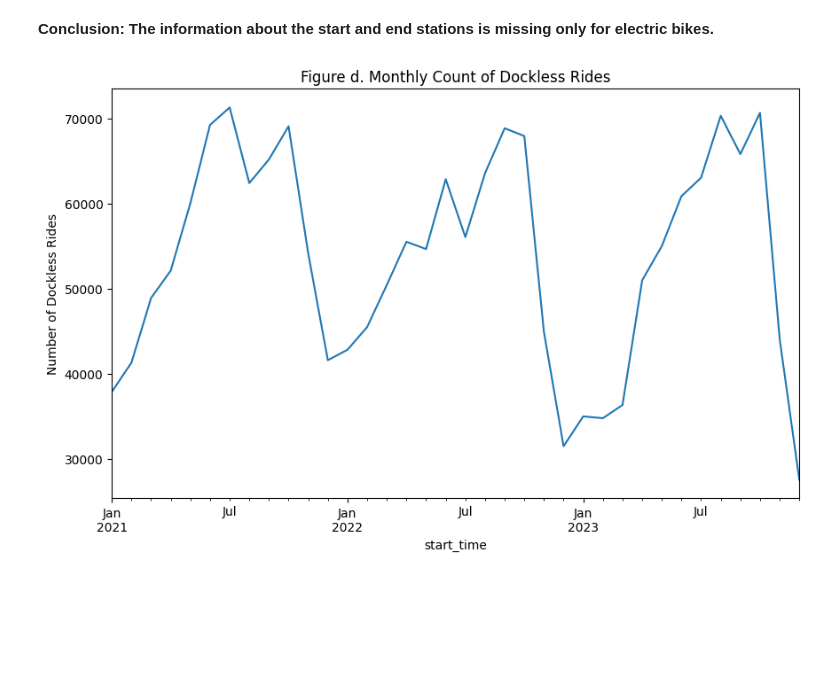
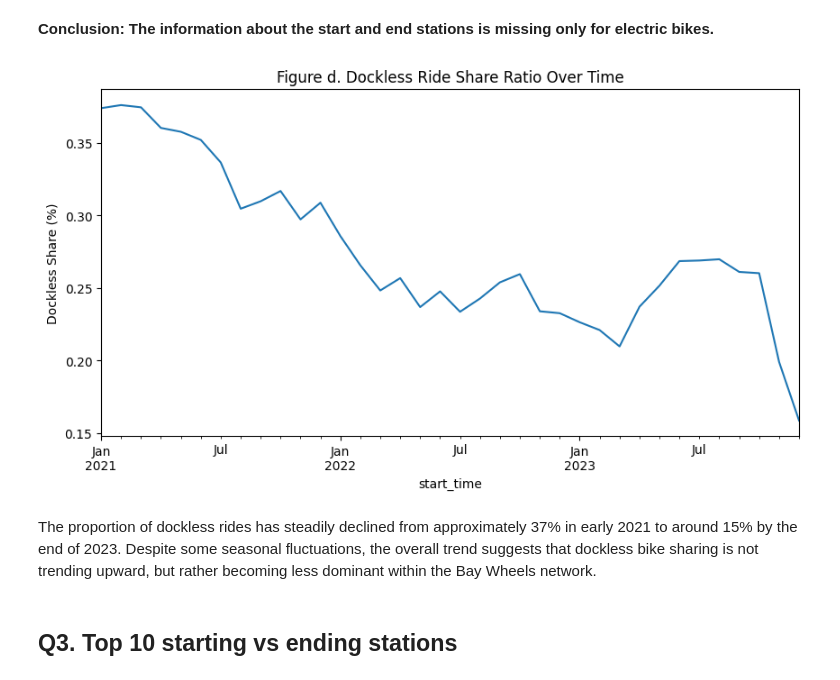
Before and after one commit to Fiona666-code/DataSci_Course, a Jupyter notebook: Day 5/[DATA-05E] Example - Bay Wheels operations data.ipynb, the cells around one changed output. Drawn from its saved outputs; the diff is of its cells as text; code cells hidden in the pictures; blank space fills up the shorter version.

```diff
--- a/Day 5/[DATA-05E] Example - Bay Wheels operations data.ipynb
+++ b/Day 5/[DATA-05E] Example - Bay Wheels operations data.ipynb
@@ -428,9 +428,17 @@ Name: count, dtype: int64
 **Conclusion: The information about the start and end stations is missing only for electric bikes.**
 # %%
 rides['dockless'] = rides['start_station_id'].isna() | rides['end_station_id'].isna()
+rides['start_time'] = pd.to_datetime(rides['start_time'])
 # %%
-dockless_trend = rides.set_index('start_time').resample('ME')['dockless'].sum()
+monthly_stats = rides.set_index('start_time').resample('ME').agg({'dockless': 'sum','bike_type': 'count'})
+monthly_stats['dockless_ratio'] = monthly_stats['dockless'] / monthly_stats['bike_type']
 # %%
-dockless_trend.plot(figsize=(10, 6), title='Figure d. Monthly Count of Dockless Rides', ylabel='Number of Dockless Rides');
+monthly_stats['dockless_ratio'].plot(figsize=(10,5),
+                                     title='Figure d. Dockless Ride Share Ratio Over Time',
+                                     xlabel='start_time', ylabel='Dockless Share (%)');
 # %% [output]
-[figure, old version]
+[figure, new version]
+# %% [markdown]
+The proportion of dockless rides has steadily declined from approximately 37% in early 2021 to around 15% by the end of 2023. Despite some seasonal fluctuations, the overall trend suggests that dockless bike sharing is not trending upward, but rather becoming less dominant within the Bay Wheels network.
+# %% [markdown]
+## Q3. Top 10 starting vs ending stations
```
